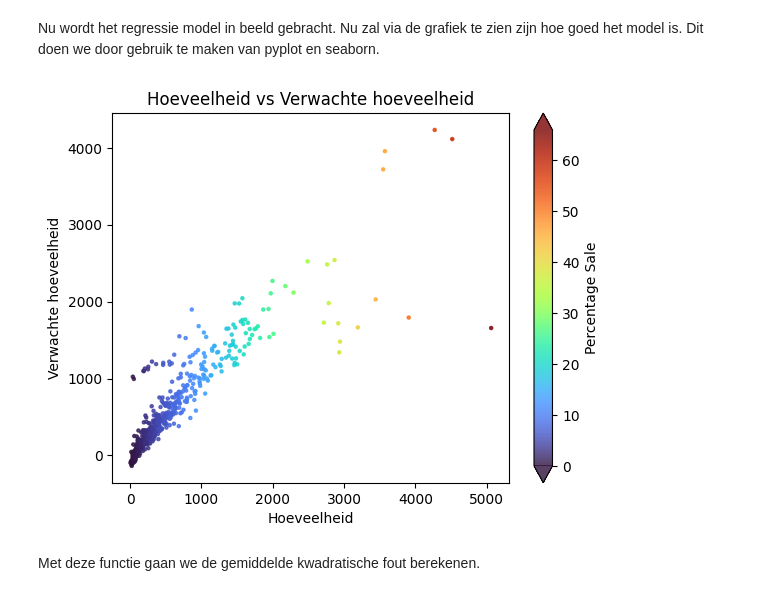
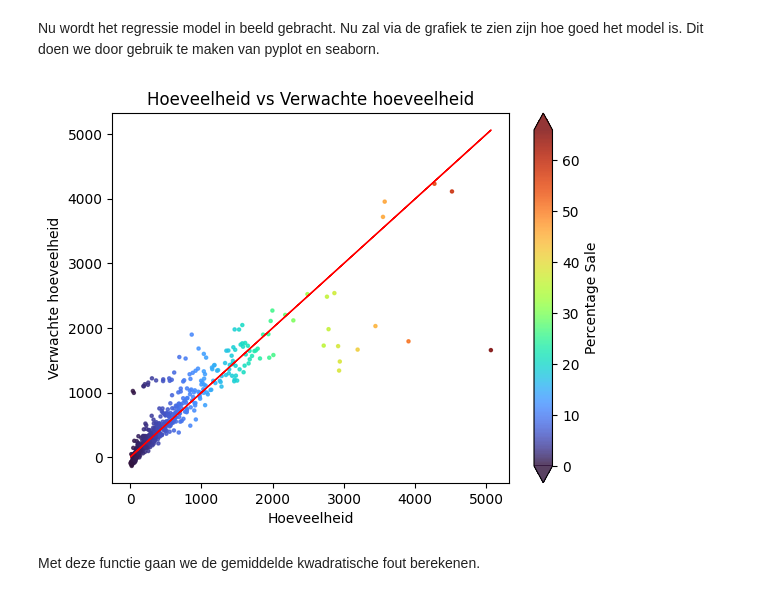
Before and after one commit to Peter-The-Great/DEDS_Portfolio_Week-8, a Jupyter notebook: regressionmodel.ipynb, the cells around one changed output. Drawn from its saved outputs; the diff is of its cells as text; code cells hidden in the pictures.

Commit message:
Added Line to Graph

```diff
--- a/regressionmodel.ipynb
+++ b/regressionmodel.ipynb
@@ -258,13 +258,15 @@ Nu wordt het regressie model in beeld gebracht. Nu zal via de grafiek te zien zi
 # %%
 colors = np.interp(y_test_prediction_merge["quantity"], (y_test_prediction_merge["quantity"].min(), y_test_prediction_merge["quantity"].max()), (0, 66))
 plt.scatter(y_test_prediction_merge['quantity'], y_test_prediction_merge['predicted_quantity'], s=5, c=colors, cmap="turbo", alpha=0.8)
 plt.xlabel('Hoeveelheid')
 plt.ylabel('Verwachte hoeveelheid')
 plt.title('Hoeveelheid vs Verwachte hoeveelheid')
 plt.colorbar(orientation="vertical", label="Percentage Sale", extend="both")
+line_size = np.linspace(y_test_prediction_merge["quantity"].min(), y_test_prediction_merge["quantity"].max(), 100)
+plt.arrow(line_size.min(), line_size.min(), line_size.max(), line_size.max(), color='red', linestyle='-')
 plt.show()
 # %% [output]
-[figure, old version]
+[figure, new version]
 # %% [markdown]
 Met deze functie gaan we de gemiddelde kwadratische fout berekenen.
 # %%
```
Also changed, not shown: 2 other files.
